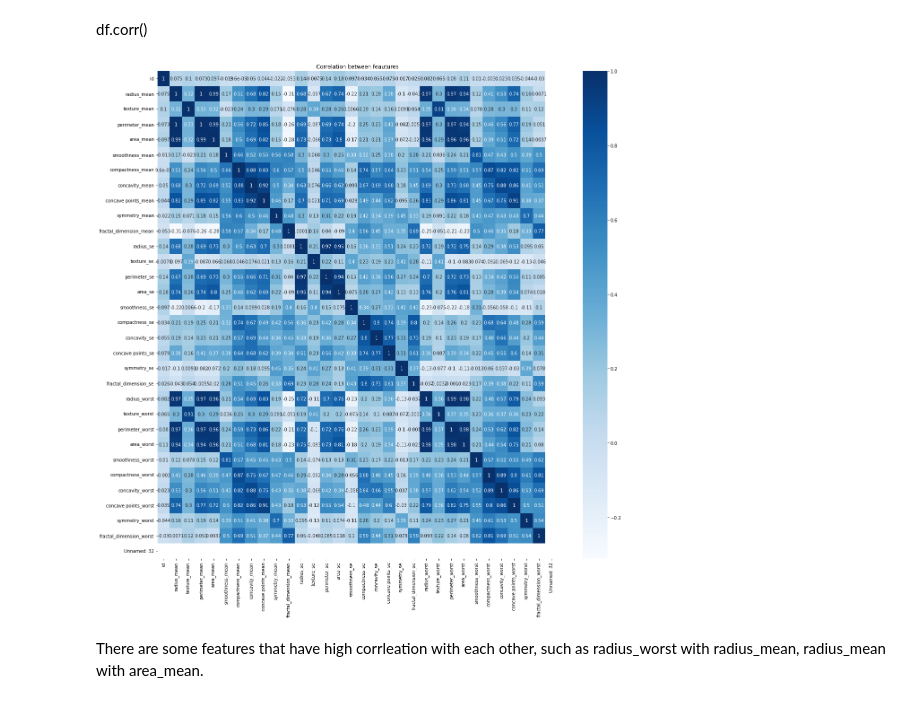
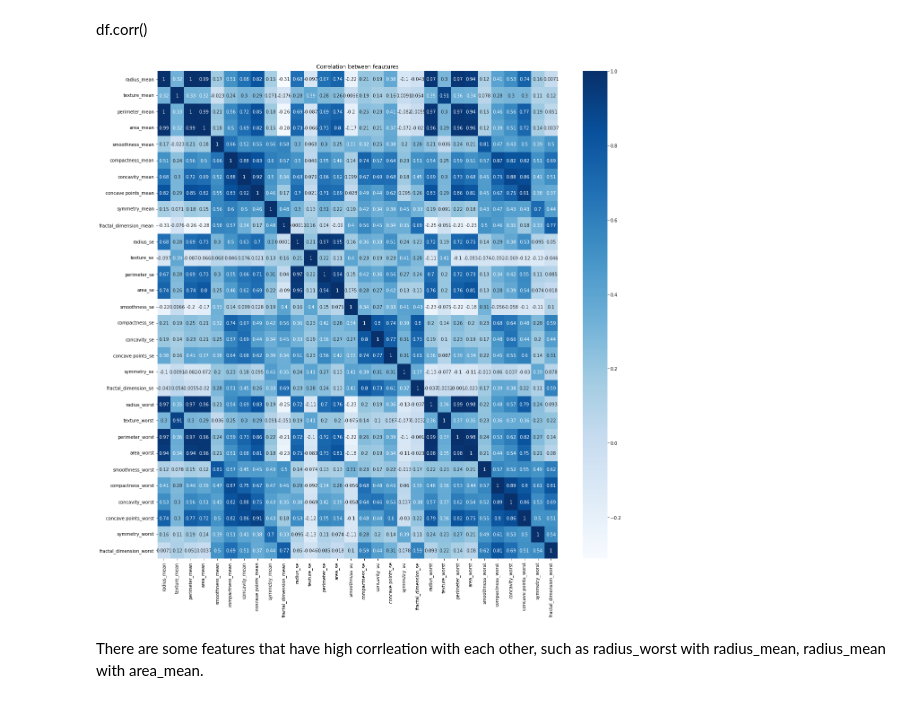
Before and after one commit to andrewlee-29/cancer_classifier, a Jupyter notebook: analyze.ipynb, the cells around one changed output. Cells and saved outputs as stored; diff of their text form; code cells hidden in the pictures.

```diff
--- a/analyze.ipynb
+++ b/analyze.ipynb
@@ -69,10 +73,10 @@ The dataset is not fully balanced, the ratio of benign cancerand and malignant c
 df.corr()
 # %%
 plt.figure(figsize=(20,20))
-sns.heatmap(df.corr(),cbar=True,annot=True,cmap='Blues')
+sns.heatmap(df1.corr(),cbar=True,annot=True,cmap='Blues')
 plt.title("Correlation between feautures")
 plt.show()
 # %% [output]
-[figure, old version]
+[figure, new version]
 # %% [markdown]
 There are some features that have high corrleation with each other, such as radius_worst with radius_mean, radius_mean with area_mean.
```
Also changed, not shown: parts of 1 cell of this notebook, 1 other file.
